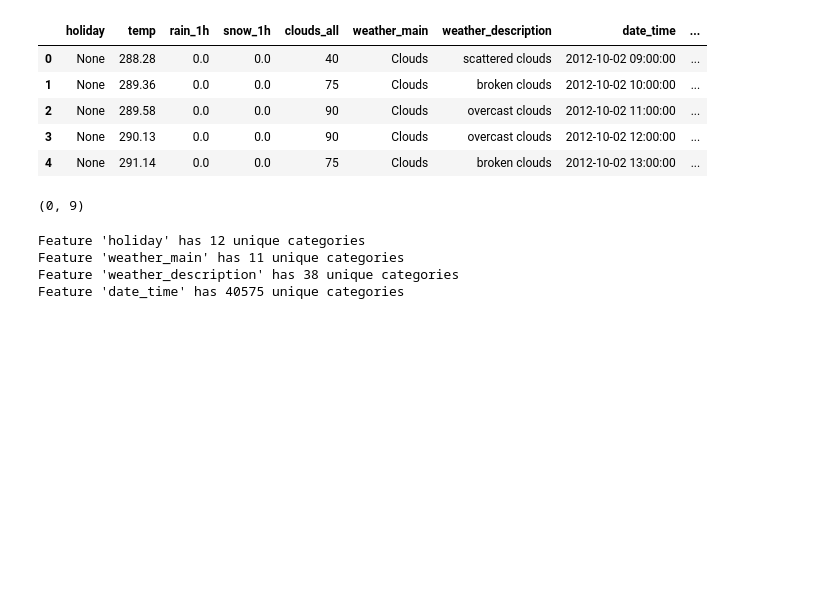
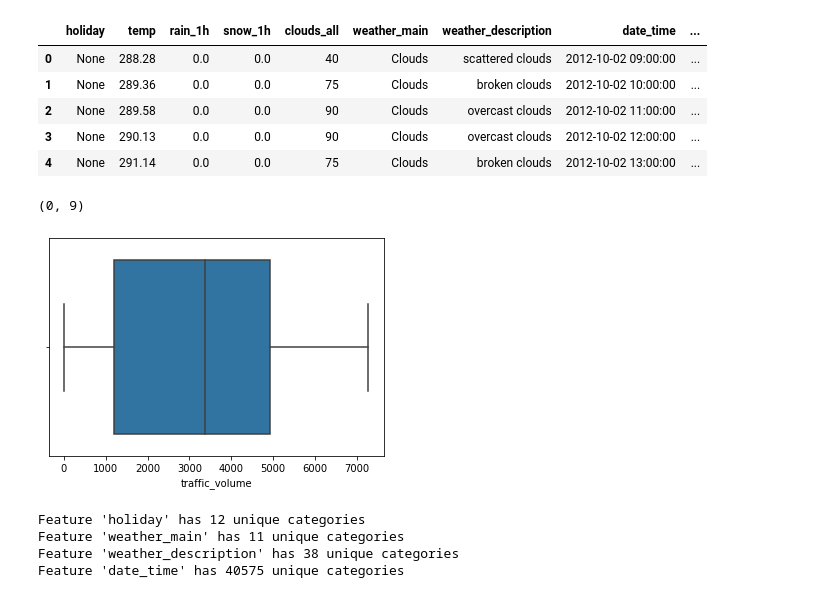
Before and after one commit to omgwenxx/machine_learning, a Jupyter notebook: assignment1/metro_cleanup.ipynb, the cells around one changed output. Drawn from its saved outputs; the diff is of its cells as text; code cells hidden in the pictures; blank space fills up the shorter version.

```diff
--- a/assignment1/metro_cleanup.ipynb
+++ b/assignment1/metro_cleanup.ipynb
@@ -37,6 +39,12 @@ null_vals = df[df.isnull().values.any(axis=1)]
 null_vals.shape
 # %% [output]
 (0, 9)
+# %%
+plt.figure(figsize=(6,4))
+sns.boxplot('traffic_volume', data = df)
+plt.show()
+# %% [output]
+[figure, added]
 # %%
 # show categorical features
 for col_name in df.columns:
```
Also changed, not shown: parts of 9 cells of this notebook, 7 other files.
